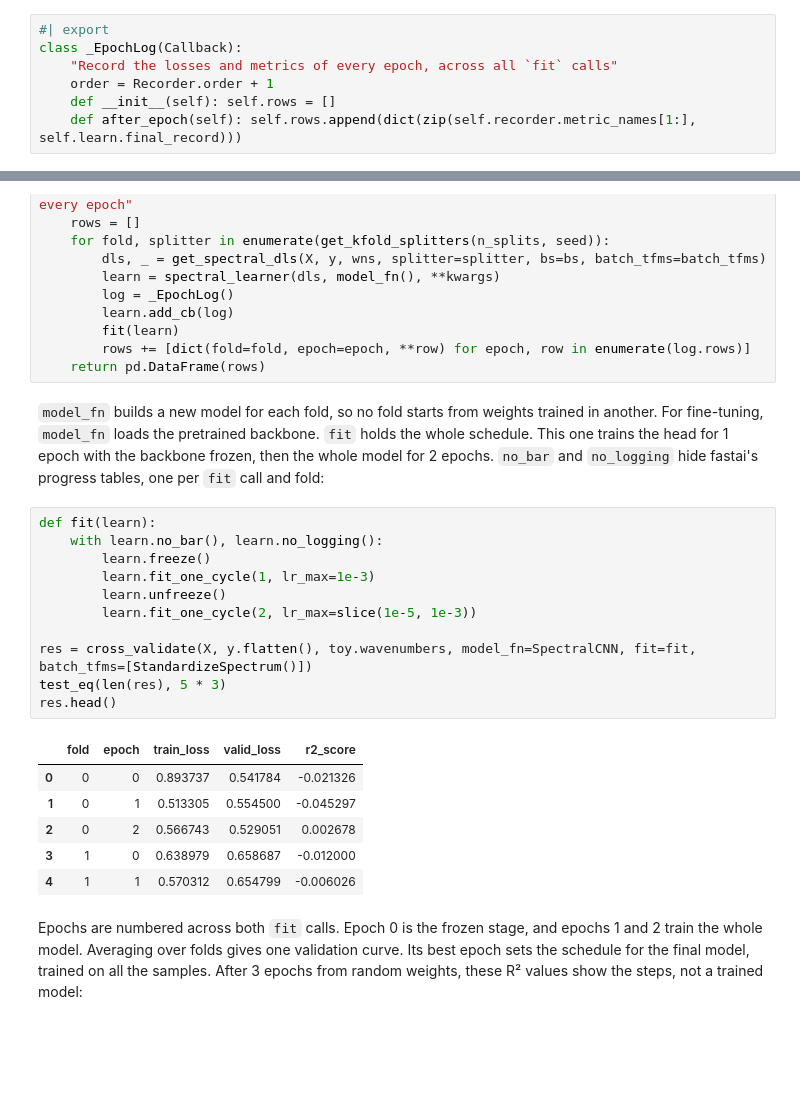
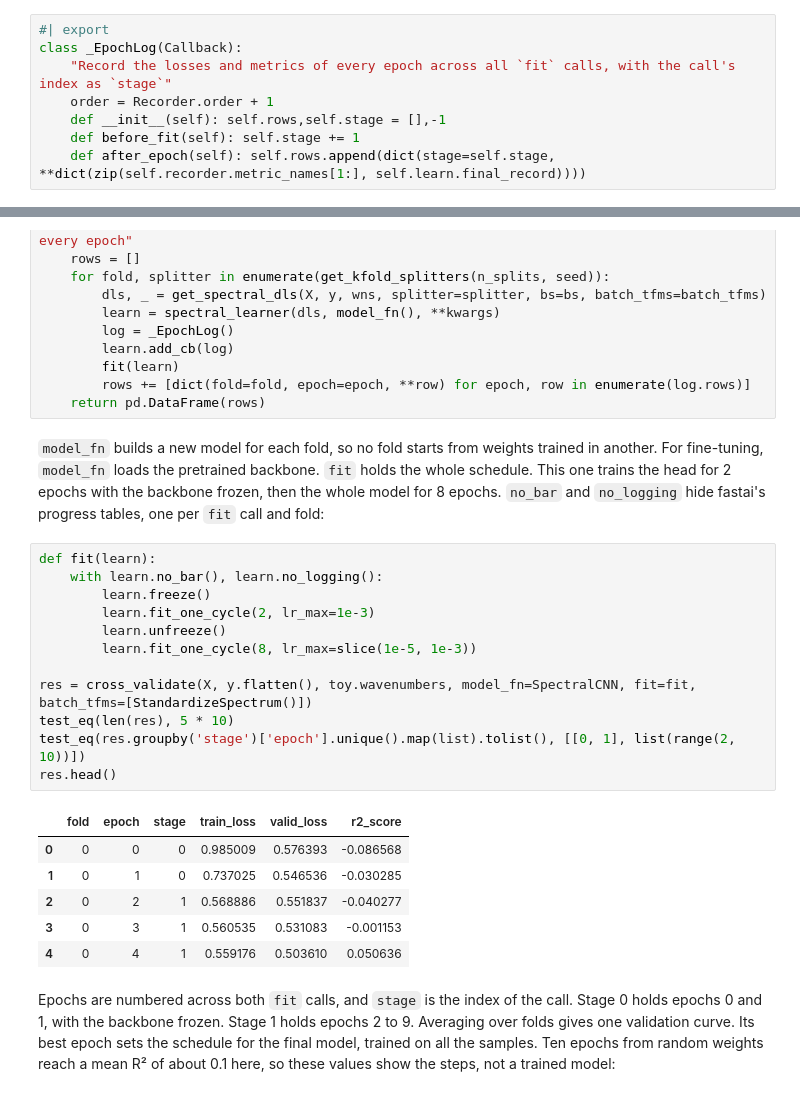
Before and after one commit to franckalbinet/soilspecdl, a Jupyter notebook: nbs/04_learner.ipynb, the cells around one changed output, grey strips where cells are left out. Saved outputs shown, nothing was run; the diff lists cells and outputs as text; blank space fills up the shorter version.

```diff
--- a/nbs/04_learner.ipynb
+++ b/nbs/04_learner.ipynb
@@ -113,10 +113,11 @@ fastai's `Recorder` keeps the values of the latest `fit` call only. A fine-tunin
 # %%
 #| export
 class _EpochLog(Callback):
-    "Record the losses and metrics of every epoch, across all `fit` calls"
+    "Record the losses and metrics of every epoch across all `fit` calls, with the call's index as `stage`"
     order = Recorder.order + 1
-    def __init__(self): self.rows = []
-    def after_epoch(self): self.rows.append(dict(zip(self.recorder.metric_names[1:], self.learn.final_record)))
+    def __init__(self): self.rows,self.stage = [],-1
+    def before_fit(self): self.stage += 1
+    def after_epoch(self): self.rows.append(dict(stage=self.stage, **dict(zip(self.recorder.metric_names[1:], self.learn.final_record))))
 # %%
 #| export
 @delegates(spectral_learner)
@@ -143,27 +144,28 @@ def cross_validate(
         rows += [dict(fold=fold, epoch=epoch, **row) for epoch, row in enumerate(log.rows)]
     return pd.DataFrame(rows)
 # %% [markdown]
-`model_fn` builds a new model for each fold, so no fold starts from weights trained in another. For fine-tuning, `model_fn` loads the pretrained backbone. `fit` holds the whole schedule. This one trains the head for 1 epoch with the backbone frozen, then the whole model for 2 epochs. `no_bar` and `no_logging` hide fastai's progress tables, one per `fit` call and fold:
+`model_fn` builds a new model for each fold, so no fold starts from weights trained in another. For fine-tuning, `model_fn` loads the pretrained backbone. `fit` holds the whole schedule. This one trains the head for 2 epochs with the backbone frozen, then the whole model for 8 epochs. `no_bar` and `no_logging` hide fastai's progress tables, one per `fit` call and fold:
 # %%
 def fit(learn):
     with learn.no_bar(), learn.no_logging():
         learn.freeze()
-        learn.fit_one_cycle(1, lr_max=1e-3)
+        learn.fit_one_cycle(2, lr_max=1e-3)
         learn.unfreeze()
-        learn.fit_one_cycle(2, lr_max=slice(1e-5, 1e-3))
+        learn.fit_one_cycle(8, lr_max=slice(1e-5, 1e-3))
 
 res = cross_validate(X, y.flatten(), toy.wavenumbers, model_fn=SpectralCNN, fit=fit, batch_tfms=[StandardizeSpectrum()])
-test_eq(len(res), 5 * 3)
+test_eq(len(res), 5 * 10)
+test_eq(res.groupby('stage')['epoch'].unique().map(list).tolist(), [[0, 1], list(range(2, 10))])
 res.head()
 # %% [output]
-|  | fold | epoch | train_loss | valid_loss | r2_score |
-| 0 | 0 | 0 | 0.893737 | 0.541784 | -0.021326 |
-| 1 | 0 | 1 | 0.513305 | 0.554500 | -0.045297 |
-| 2 | 0 | 2 | 0.566743 | 0.529051 | 0.002678 |
-| 3 | 1 | 0 | 0.638979 | 0.658687 | -0.012000 |
-| 4 | 1 | 1 | 0.570312 | 0.654799 | -0.006026 |
+|  | fold | epoch | stage | train_loss | valid_loss | r2_score |
+| 0 | 0 | 0 | 0 | 0.985009 | 0.576393 | -0.086568 |
+| 1 | 0 | 1 | 0 | 0.737025 | 0.546536 | -0.030285 |
+| 2 | 0 | 2 | 1 | 0.568886 | 0.551837 | -0.040277 |
+| 3 | 0 | 3 | 1 | 0.560535 | 0.531083 | -0.001153 |
+| 4 | 0 | 4 | 1 | 0.559176 | 0.503610 | 0.050636 |
 # %% [markdown]
-Epochs are numbered across both `fit` calls. Epoch 0 is the frozen stage, and epochs 1 and 2 train the whole model. Averaging over folds gives one validation curve. Its best epoch sets the schedule for the final model, trained on all the samples. After 3 epochs from random weights, these R² values show the steps, not a trained model:
+Epochs are numbered across both `fit` calls, and `stage` is the index of the call. Stage 0 holds epochs 0 and 1, with the backbone frozen. Stage 1 holds epochs 2 to 9. Averaging over folds gives one validation curve. Its best epoch sets the schedule for the final model, trained on all the samples. Ten epochs from random weights reach a mean R² of about 0.1 here, so these values show the steps, not a trained model:
 # %%
 res.groupby('epoch')['r2_score'].agg(['mean', 'std'])
 # %% [output]
```
Also changed, not shown: parts of 7 cells of this notebook, 2 other files.
